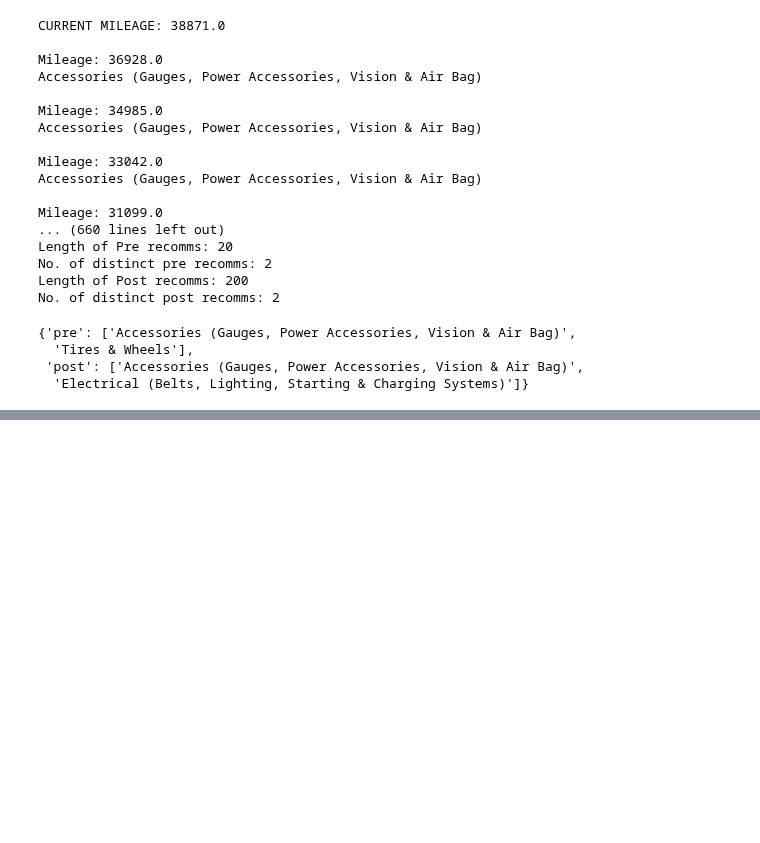
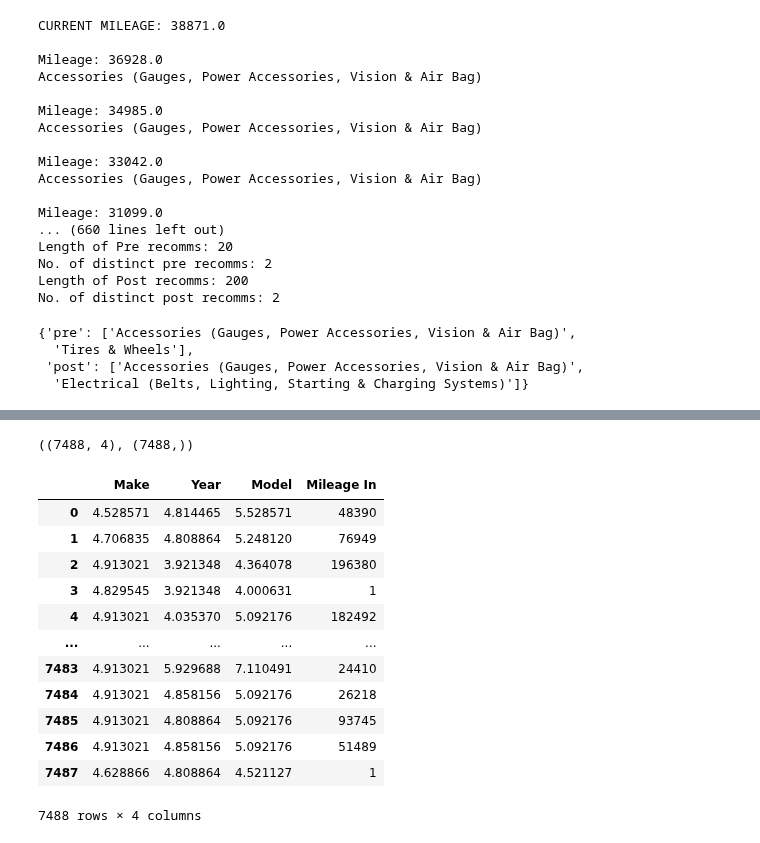
Before and after one commit to just-paul/capstone-autoserved, a Jupyter notebook: Final ntbks/capstone_clean-Model1.ipynb, the cells around one changed output, grey strips where cells are left out. Drawn from its saved outputs; the diff is of its cells as text; code cells hidden in the pictures; blank space fills up the shorter version.

```diff
--- a/Final ntbks/capstone_clean-Model1.ipynb
+++ b/Final ntbks/capstone_clean-Model1.ipynb
@@ -884,0 +887,2 @@ No. of distinct post recomms: 2
+# %%
+sampler = RandomOverSampler()
@@ -884,0 +919,22 @@ No. of distinct post recomms: 2
+# %%
+X_train_sampled, Y_train_sampled = sampler.fit_resample(X_train_encoded, Y_train_lencoded)
+# %%
+X_train_sampled.shape, Y_train_sampled.shape
+# %% [output]
+((7488, 4), (7488,))
+# %%
+X_train_sampled
+# %% [output]
+|  | Make | Year | Model | Mileage In |
+| 0 | 4.528571 | 4.814465 | 5.528571 | 48390 |
+| 1 | 4.706835 | 4.808864 | 5.248120 | 76949 |
+| 2 | 4.913021 | 3.921348 | 4.364078 | 196380 |
+| 3 | 4.829545 | 3.921348 | 4.000631 | 1 |
+| 4 | 4.913021 | 4.035370 | 5.092176 | 182492 |
+| ... | ... | ... | ... | ... |
+| 7483 | 4.913021 | 5.929688 | 7.110491 | 24410 |
+| 7484 | 4.913021 | 4.858156 | 5.092176 | 26218 |
+| 7485 | 4.913021 | 4.808864 | 5.092176 | 93745 |
+| 7486 | 4.913021 | 4.858156 | 5.092176 | 51489 |
+| 7487 | 4.628866 | 4.808864 | 4.521127 | 1 |
+7488 rows × 4 columns
```
Also changed, not shown: parts of 8 cells of this notebook, 1 other file.
